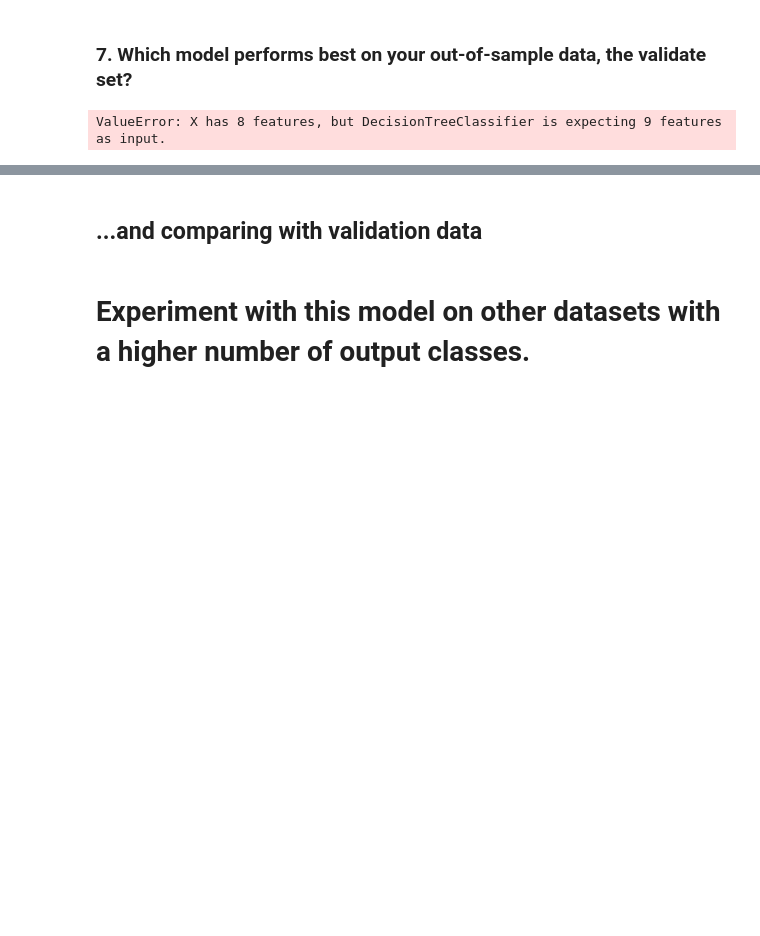
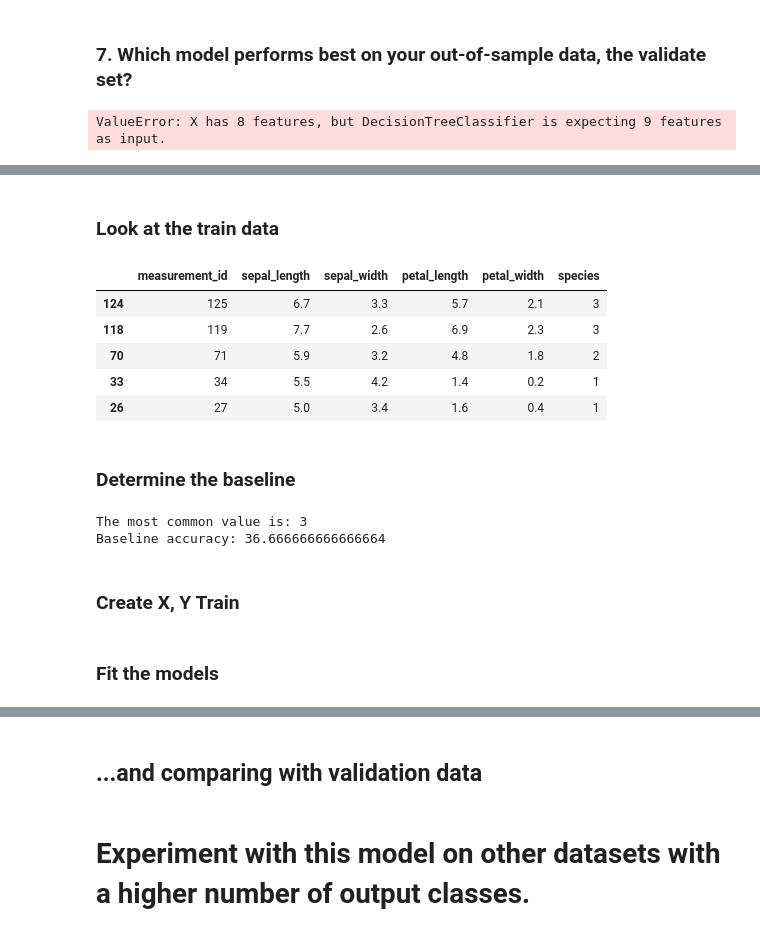
Before and after one commit to etclark3/classification-exercises, a Jupyter notebook: model.ipynb, the cells around one changed output, grey strips where cells are left out. Drawn from its saved outputs; the diff is of its cells as text; code cells hidden in the pictures; blank space fills up the shorter version.

```diff
--- a/model.ipynb
+++ b/model.ipynb
@@ -395,6 +416,22 @@ i_train.shape, i_validate.shape, i_test.shape
+# %% [markdown]
+### Look at the train data
+# %%
+i_train.head()
+# %% [output]
+|  | measurement_id | sepal_length | sepal_width | petal_length | petal_width | species |
+| 124 | 125 | 6.7 | 3.3 | 5.7 | 2.1 | 3 |
+| 118 | 119 | 7.7 | 2.6 | 6.9 | 2.3 | 3 |
+| 70 | 71 | 5.9 | 3.2 | 4.8 | 1.8 | 2 |
+| 33 | 34 | 5.5 | 4.2 | 1.4 | 0.2 | 1 |
+| 26 | 27 | 5.0 | 3.4 | 1.6 | 0.4 | 1 |
+# %% [markdown]
+### Determine the baseline
 # %%
-# find the baseline and the baseline accuracy
-baseline = i_train.species.value_counts().idxmax()
-print('The most common value (our baseline) is:', baseline)
-print('The rate of occurance (our baseline accuracy) is:', len(i_train[i_train.species == baseline]) / len(i_train) * 100)
+print(f'The most common value is: {i_train.species.value_counts().idxmax()}')
+print('Baseline accuracy:', len(i_train[i_train.species == 3]) / len(i_train) * 100)
+# %% [output]
+The most common value is: 3
+Baseline accuracy: 36.666666666666664
+# %% [markdown]
+### Create X, Y Train
 # %%
@@ -407,5 +443,7 @@ y_validate = i_validate.species
 
 x_test = i_test.drop(columns='species')
 y_test = i_test.species
+# %% [markdown]
+### Fit the models
 # %%
 # create and fit the models
```
Also changed, not shown: parts of 83 cells of this notebook.
